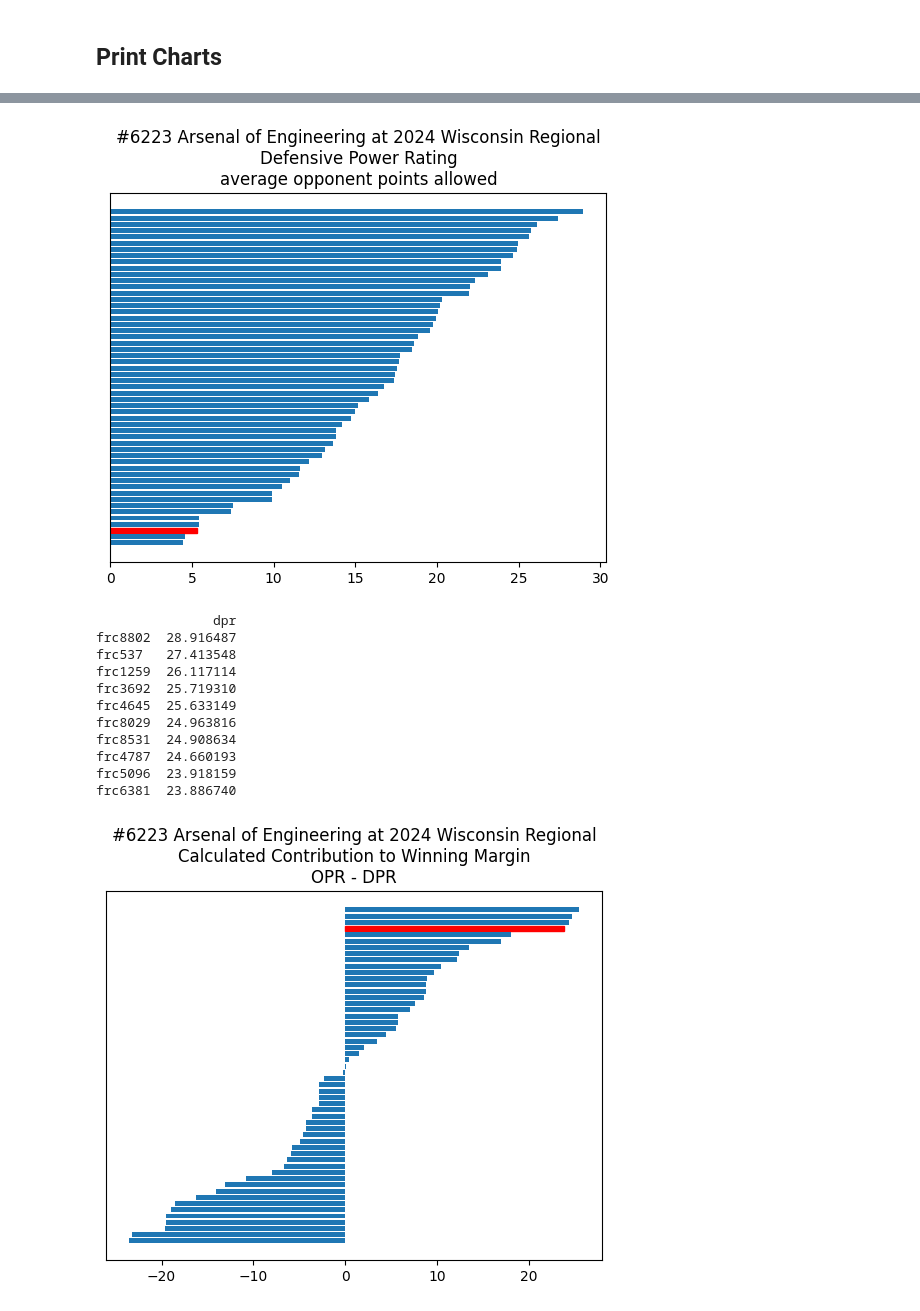
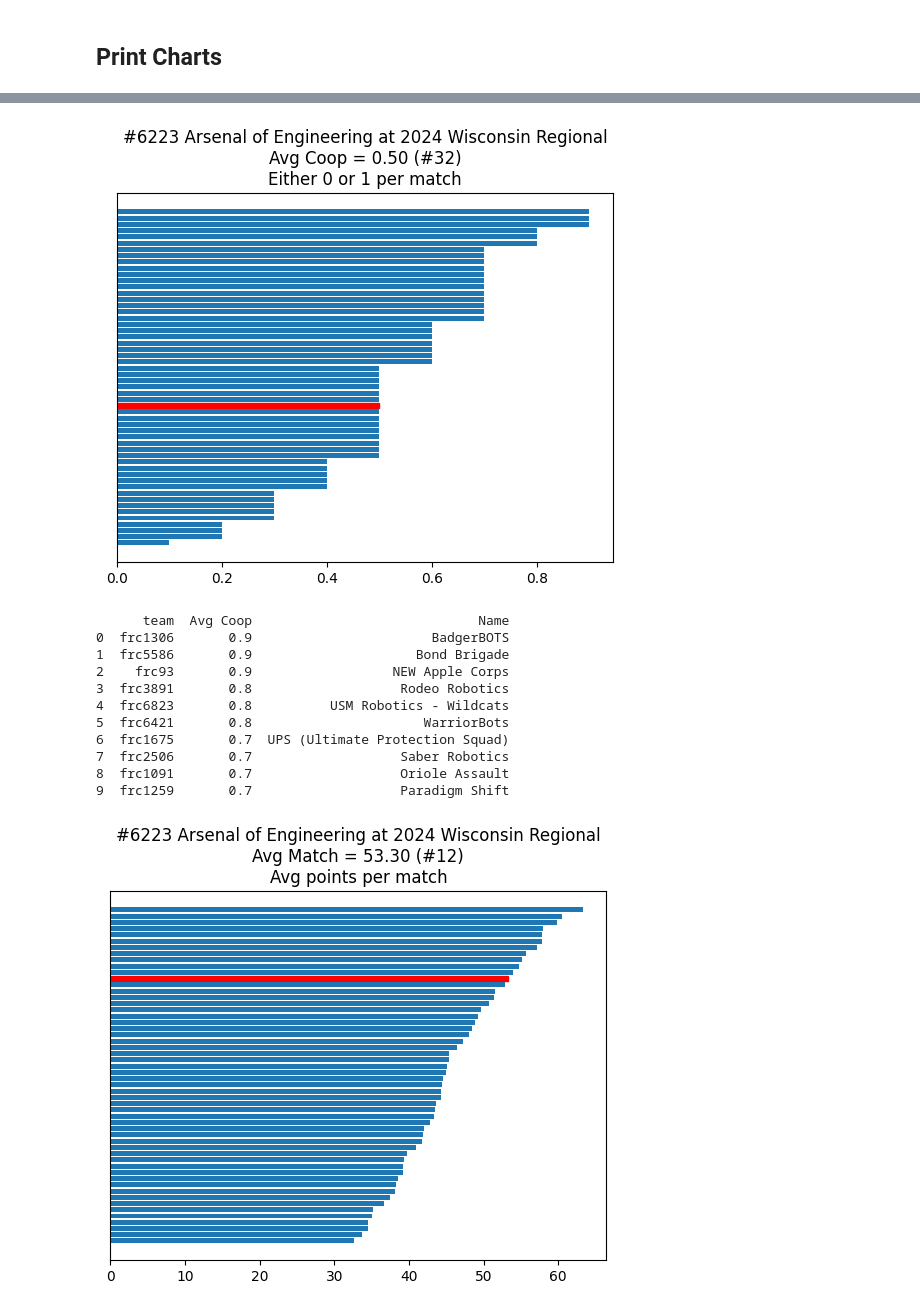
Before and after one commit to Arsenal-of-Engineering/tba-api-example, a Jupyter notebook: MatchMetrics.ipynb, the cells around one changed output, grey strips where cells are left out. Saved outputs shown, nothing was run; the diff lists cells and outputs as text; code cells hidden in the pictures.

Commit message:
Added undefeated teams and more match metrics.

```diff
--- a/MatchMetrics.ipynb
+++ b/MatchMetrics.ipynb
@@ -14,15 +26,14 @@ import matplotlib.pyplot as plt
 # %%
 EVENT_KEY = '2024wimi'
-TEAM = 'frc6223'
 
 url = f'https://www.thebluealliance.com/api/v3/event/{EVENT_KEY}/simple'
 resp = util.call_tba_api(url).json()
-event_name = str(resp['year']) + ' ' + resp['name']
+EVENT_NAME = str(resp['year']) + ' ' + resp['name']
 
-url = f'https://www.thebluealliance.com/api/v3/team/{TEAM}'
-team_name = util.call_tba_api(url).json()['nickname']
+# Clean up variables
+del url, resp
 
-print(team_name, 'at', event_name)
+print(TEAM_NAME, 'at', EVENT_NAME)
 # %% [output]
 Arsenal of Engineering at 2024 Wisconsin Regional
 # %% [markdown]
@@ -38,17 +96,17 @@ df_ccwm = pd.DataFrame.from_dict(response['ccwms'], orient='index', columns=['cc
 # %%
 # Create a chart given a dataframe and other info
-def print_chart(df, col, title):
+def print_chart(df, col, title, invert=False):
     # First, sort by the column we are interested in
-    df = df.sort_values(by=col, ascending=False)
+    df = df.sort_values(by=col, ascending=invert, ignore_index=True)
 
     # Get the figure and axis variables so we can configure it
     fig, ax = plt.subplots()
 
     # Create a horizontal bar chart with the data
-    hbars = ax.barh(df.index, df[col], align='center')
+    hbars = ax.barh(df['team'], df[col], align='center')
 
     # Highlight the team we are interested in
-    i = df.index.get_loc(TEAM)
+    i = df[df['team'] == TEAM].index.values[0]
     hbars[i].set_color('r')
 
     # Turn off the labels - too noisy
@@ -57,14 +115,25 @@ def print_chart(df, col, title):
     # Make it descending - maybe pass this in...
     ax.invert_yaxis()
 
-    ax.set_title('#' + str(TEAM).replace('frc','') + ' ' + team_name+ ' ' +'at'+ ' ' + event_name + '\n' + title)
+    # Get our score
+    score = df[df['team'] == TEAM][col].values[0]
+
+    team_loc = '#' + str(TEAM).replace('frc','') + ' ' + TEAM_NAME + ' at ' + EVENT_NAME + '\n'
+
+    ax.set_title(team_loc  + title.replace('\n', f' = {score:.2f} (#{i + 1})\n'))
     plt.show()
 
-    print(df[:10])
+    print(df[['team', col, 'Name']].iloc[:10])
 # %% [markdown]
 ## Print Charts
 # %%
-print_chart(df_opr, 'opr', 'Offensive Power Rating\naverage point contribution of a team to an alliance')
-print_chart(df_dpr, 'dpr', 'Defensive Power Rating\naverage opponent points allowed')
-print_chart(df_ccwm, 'ccwm', 'Calculated Contribution to Winning Margin\nOPR - DPR')
+print_chart(df, 'Ranking Score', 'Ranking Score\n2 for win, max possible is 4')
+print_chart(df, 'Avg Coop', 'Avg Coop\nEither 0 or 1 per match')
+print_chart(df, 'Avg Match', 'Avg Match\nAvg points per match')
+print_chart(df, 'Avg Auto', 'Avg Auto\nAvg auto points per match')
+print_chart(df, 'Avg Stage', 'Avg Stage\nAvg stage points per match')
+
+print_chart(df, 'opr', 'Offensive Power Rating\naverage point contribution of a team to an alliance')
+print_chart(df, 'dpr', 'Defensive Power Rating\naverage opponent points allowed', True)
+print_chart(df, 'ccwm', 'Calculated Contribution to Winning Margin\nOPR - DPR')
 # %% [output]
@@ -83,13 +152,13 @@ frc930   25.543970
-[figure, old version]
+[figure, new version]
-               dpr
-frc8802  28.916487
-frc537   27.413548
-frc1259  26.117114
-frc3692  25.719310
-frc4645  25.633149
-frc8029  24.963816
-frc8531  24.908634
-frc4787  24.660193
-frc5096  23.918159
-frc6381  23.886740
+      team  Avg Coop                             Name
+0  frc1306       0.9                       BadgerBOTS
+1  frc5586       0.9                     Bond Brigade
+2    frc93       0.9                  NEW Apple Corps
+3  frc3891       0.8                   Rodeo Robotics
+4  frc6823       0.8          USM Robotics - Wildcats
+5  frc6421       0.8                      WarriorBots
+6  frc1675       0.7  UPS (Ultimate Protection Squad)
+7  frc2506       0.7                   Saber Robotics
+8  frc1091       0.7                   Oriole Assault
+9  frc1259       0.7                   Paradigm Shift
-[figure, old version]
+[figure, new version]
```
Also changed, not shown: parts of 7 cells of this notebook, 1 other file.
